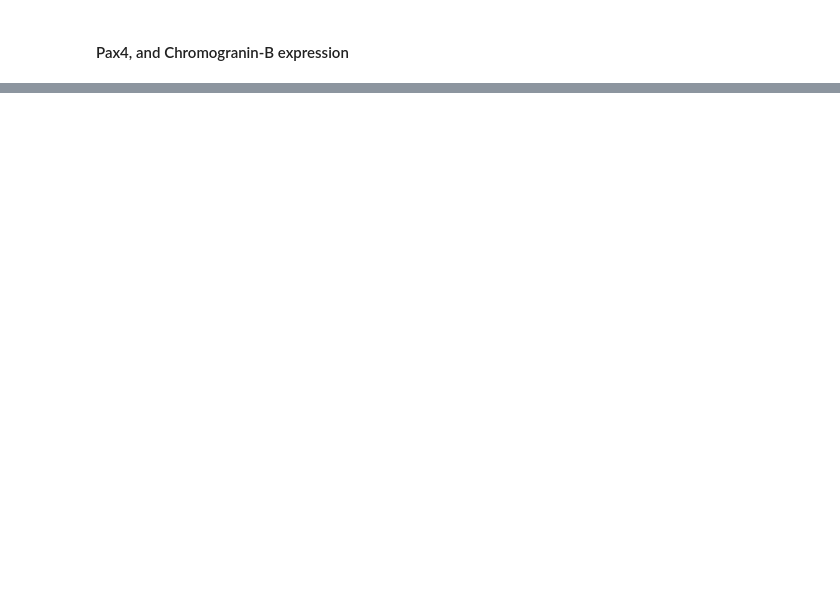
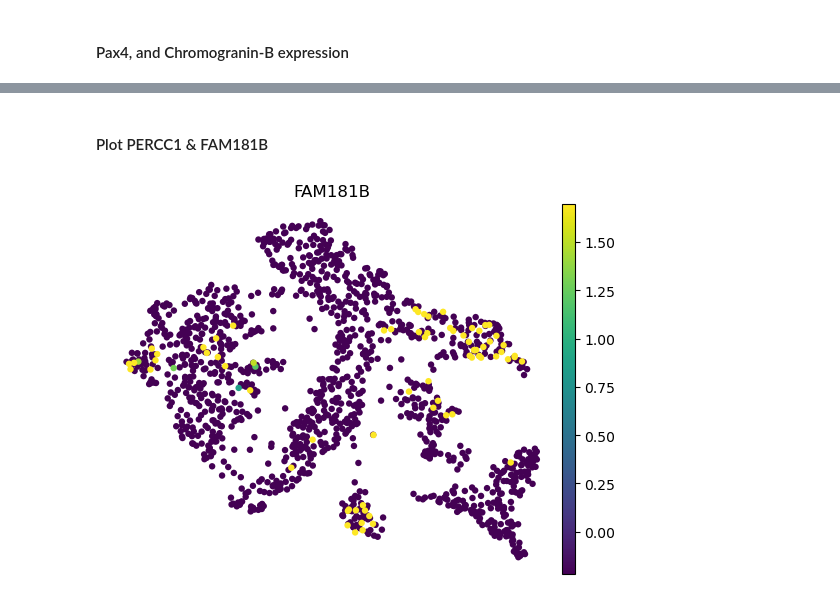
Before and after one commit to stan-dale/EGFRi-organoid-single-cell, a Jupyter notebook: notebooks/D10_Lapa/1.2_Reclustering_EECs.ipynb, the cells around one changed output, grey strips where cells are left out. Drawn from its saved outputs; the diff is of its cells as text; code cells hidden in the pictures; blank space fills up the shorter version.

```diff
--- a/notebooks/D10_Lapa/1.2_Reclustering_EECs.ipynb
+++ b/notebooks/D10_Lapa/1.2_Reclustering_EECs.ipynb
@@ -272,3 +269,21 @@ sc.pl.umap(
+# %% [markdown]
+#### Plot PERCC1 & FAM181B
+# %%
+Cofactors = ["PERCC1", "FAM181B"]
+# %%
+present = [g for g in Cofactors
+           if (hasattr(adata, "raw") and adata.raw is not None and g in adata.raw.var_names) or
+              (g in adata.var_names)]
+
+sc.pl.umap(
+    adata,
+    color=present,
+    ncols=4,          # show expression from .raw if you froze it
+    vmax="p95",
+    frameon=False
+)
+# %% [output]
+[figure, added]
 # %%
 ## Save our clustered data
 
```
Also changed, not shown: parts of 9 cells of this notebook, 3 other files.
